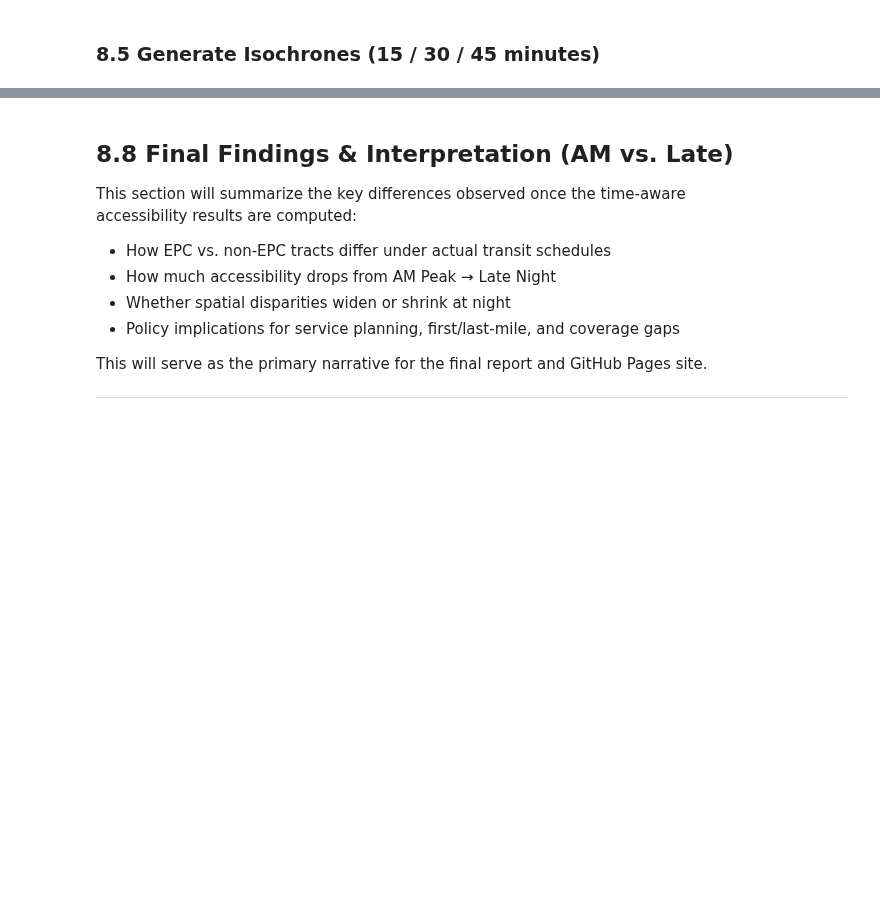
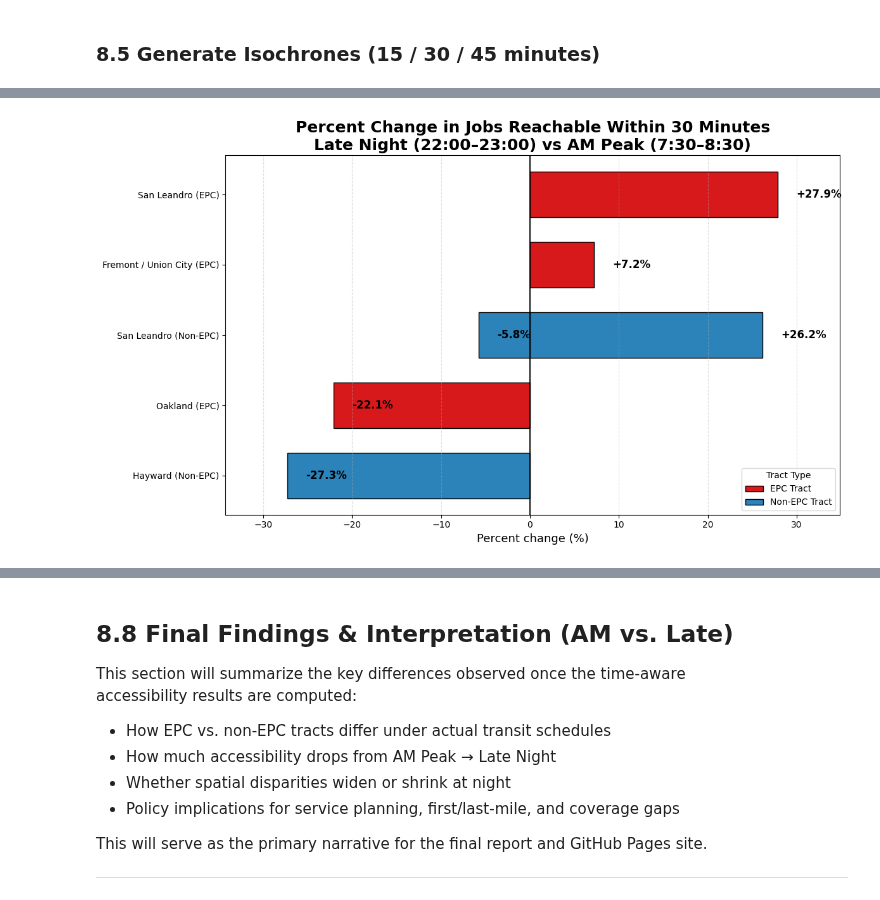
Before and after one commit to rabahbabaci/MTC-Transit_Access_Equity, a Jupyter notebook: notebooks/transit_access_equity_midterm.ipynb, the cells around one changed output, grey strips where cells are left out. Saved outputs shown, nothing was run; the diff lists cells and outputs as text; code cells hidden in the pictures; blank space fills up the shorter version.

```diff
--- a/notebooks/transit_access_equity_midterm.ipynb
+++ b/notebooks/transit_access_equity_midterm.ipynb
@@ -1563,0 +1782,80 @@ pass
+# %%
+### 8.7.3 Percent Change in Jobs Reachable Within 30 Minutes
+
+df = access_df.dropna(subset=["Δ_30min_%"]).copy()
+
+# Ensure EPC classification
+df["is_epc"] = df["is_epc"].fillna(0).astype(int)
+df["type"] = df["is_epc"].map({1: "EPC", 0: "Non-EPC"})
+
+# merge city name
+origins_subset = origins_sample[["GEOID", "city"]].copy()
+origins_subset["GEOID"] = origins_subset["GEOID"].astype(str)
+
+df = df.merge(origins_subset, left_on="origin_id", right_on="GEOID", how="left")
+
+# Final label for display
+df["label"] = df["city"] + " (" + df["type"] + ")"
+
+# Sort for readability
+df = df.sort_values("Δ_30min_%")
+
+# Colors for EPC vs Non-EPC
+colors = df["type"].map({"EPC": "#d7191c", "Non-EPC": "#2b83ba"})
+
+plt.figure(figsize=(12, 7))
+bars = plt.barh(
+    df["label"], df["Δ_30min_%"], color=colors, edgecolor="black", height=0.65
+)
+
+plt.title(
+    "Percent Change in Jobs Reachable Within 30 Minutes\n"
+    "Late Night (22:00–23:00) vs AM Peak (7:30–8:30)",
+    fontsize=18,
+    weight="bold",
+)
+plt.xlabel("Percent change (%)", fontsize=13)
+
+# Zero reference
+plt.axvline(0, color="black", linewidth=1.3)
+
+# Dynamic margin so labels never clip
+min_val = df["Δ_30min_%"].min()
+max_val = df["Δ_30min_%"].max()
+buffer = max(abs(min_val), abs(max_val)) * 0.25
+plt.xlim(min_val - buffer, max_val + buffer)
+
+# Add percentage labels
+for bar in bars:
+    w = bar.get_width()
+    x_offset = 0.03 * (plt.xlim()[1] - plt.xlim()[0])
+    plt.text(
+        w + x_offset,
+        bar.get_y() + bar.get_height() / 2,
+        f"{w:+.1f}%",
+        va="center",
+        ha="left",
+        fontsize=12,
+        weight="bold",
+    )
+
+# Legend
+from matplotlib.patches import Patch
+
+legend_handles = [
+    Patch(facecolor="#d7191c", edgecolor="black", label="EPC Tract"),
+    Patch(facecolor="#2b83ba", edgecolor="black", label="Non-EPC Tract"),
+]
+plt.legend(handles=legend_handles, title="Tract Type", loc="lower right")
+
+plt.grid(axis="x", linestyle="--", alpha=0.4)
+plt.tight_layout()
+
+plt.savefig(
+    VIS / "job_access_change_bar_citynames.png", dpi=300, bbox_inches="tight"
+)
+plt.show()
+
+print("Saved: visualizations/job_access_change_bar_citynames.png")
+# %% [output]
+[figure, added]
```
Also changed, not shown: parts of 24 cells of this notebook, 6 other files.
